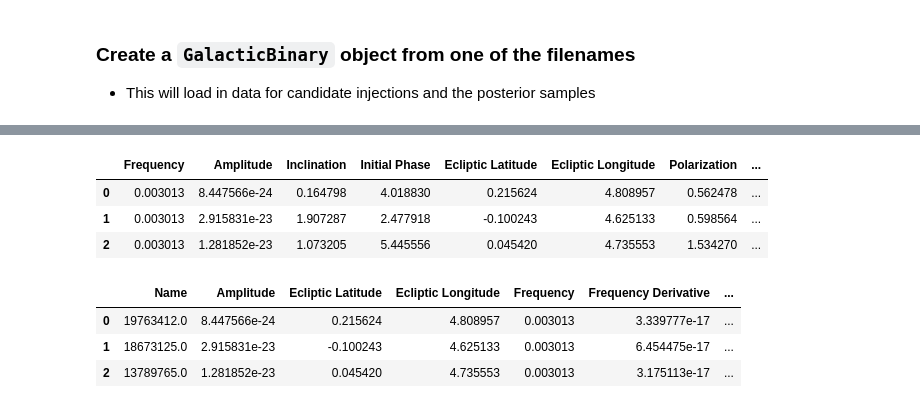
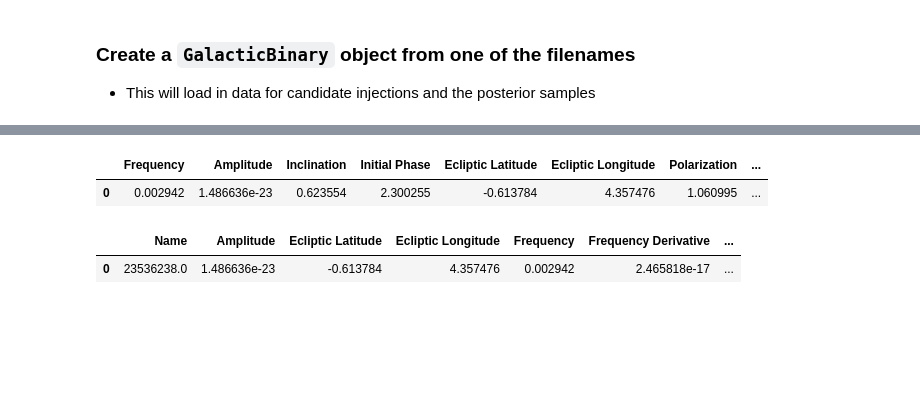
Before and after one commit to jkanner/project-catalog, a Jupyter notebook: notebooks/example.ipynb, the cells around one changed output, grey strips where cells are left out. Saved outputs shown, nothing was run; the diff lists cells and outputs as text; code cells hidden in the pictures; blank space fills up the shorter version.

```diff
--- a/notebooks/example.ipynb
+++ b/notebooks/example.ipynb
@@ -22,14 +37,10 @@ gb = GalacticBinary.load_feather(names[2])
 # %%
-gb.subset_candidates()
+gb.get_binary_parameters_injections()
 # %% [output]
 |  | Frequency | Amplitude | Inclination | Initial Phase | Ecliptic Latitude | Ecliptic Longitude | Polarization | ... |
-| 0 | 0.003013 | 8.447566e-24 | 0.164798 | 4.018830 | 0.215624 | 4.808957 | 0.562478 | ... |
-| 1 | 0.003013 | 2.915831e-23 | 1.907287 | 2.477918 | -0.100243 | 4.625133 | 0.598564 | ... |
-| 2 | 0.003013 | 1.281852e-23 | 1.073205 | 5.445556 | 0.045420 | 4.735553 | 1.534270 | ... |
+| 0 | 0.002942 | 1.486636e-23 | 0.623554 | 2.300255 | -0.613784 | 4.357476 | 1.060995 | ... |
 # %%
-gb.candidates
+gb.injections
 # %% [output]
 |  | Name | Amplitude | Ecliptic Latitude | Ecliptic Longitude | Frequency | Frequency Derivative | ... |
-| 0 | 19763412.0 | 8.447566e-24 | 0.215624 | 4.808957 | 0.003013 | 3.339777e-17 | ... |
-| 1 | 18673125.0 | 2.915831e-23 | -0.100243 | 4.625133 | 0.003013 | 6.454475e-17 | ... |
-| 2 | 13789765.0 | 1.281852e-23 | 0.045420 | 4.735553 | 0.003013 | 3.175113e-17 | ... |
+| 0 | 23536238.0 | 1.486636e-23 | -0.613784 | 4.357476 | 0.002942 | 2.465818e-17 | ... |
```
Also changed, not shown: parts of 8 cells of this notebook, 2 other files.
